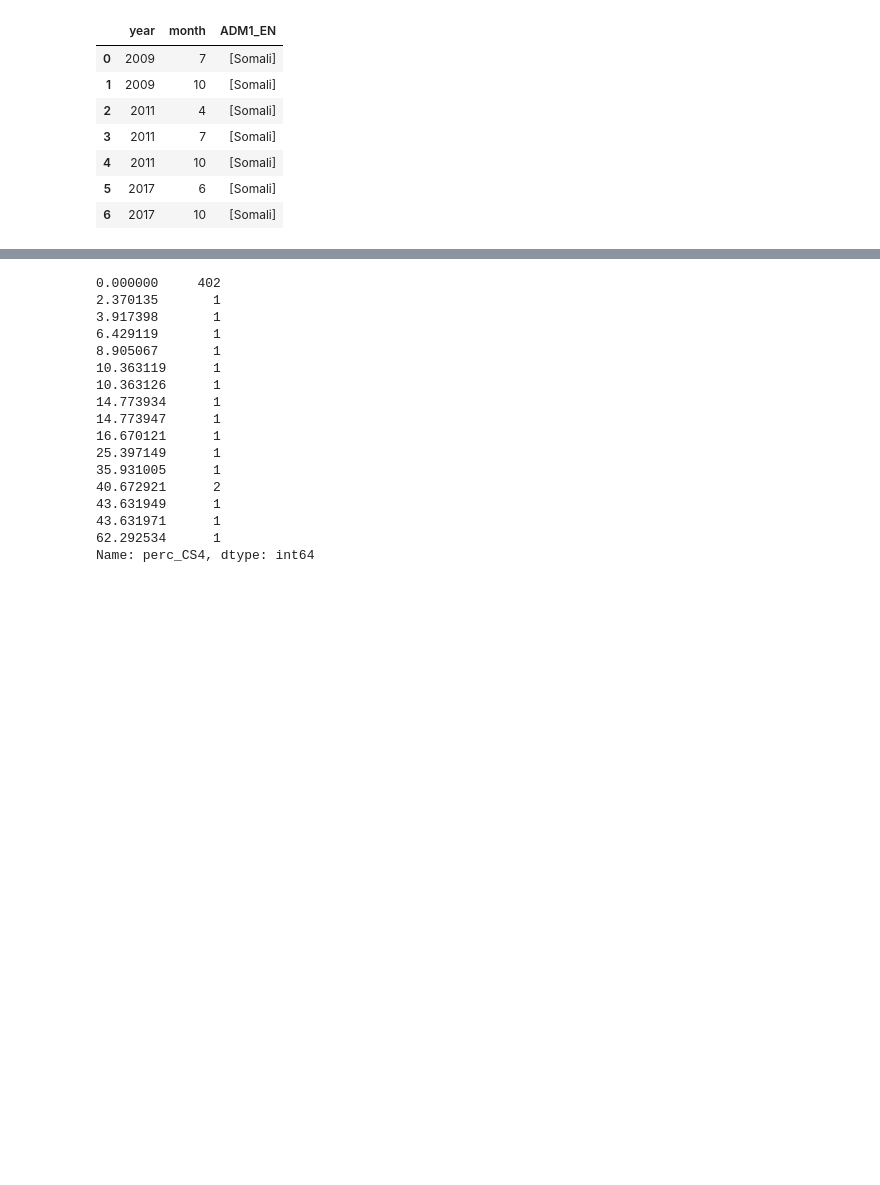
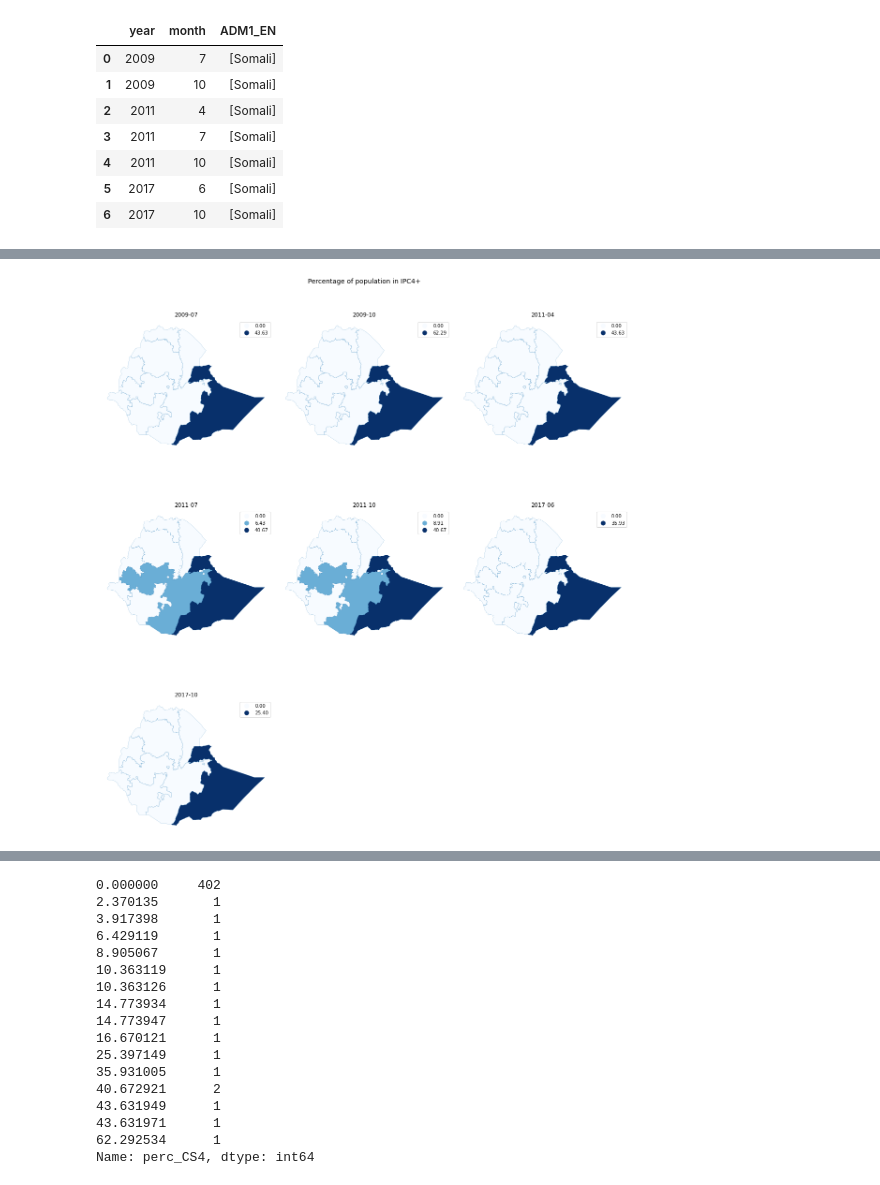
Before and after one commit to OCHA-DAP/pa-aa-food-insecurity, a Jupyter notebook: ethiopia/ThresholdTesting.ipynb, the cells around one changed output, grey strips where cells are left out. Drawn from its saved outputs; the diff is of its cells as text; code cells hidden in the pictures; blank space fills up the shorter version.

```diff
--- a/ethiopia/ThresholdTesting.ipynb
+++ b/ethiopia/ThresholdTesting.ipynb
@@ -114,0 +152,4 @@ df_snCS420.groupby(['year', 'month'], as_index=False)['ADM1_EN'].agg(lambda x: l
+# %%
+dict_an["an3"]["df_group"]=dict_an["an3"]["df_group"].rename(columns={"ADM1_EN":"threshold regions","CS_4_reg":"pop. IPC4+ threshold regions","CS_4_tot":"pop. IPC4+ Ethiopia","perc_CS_4_reg":"perc. IPC4+ threshold regions","perc_CS_4_tot":"perc. IPC4+ Ethiopia"})
+# %%
+dict_an["an3"]["df_group"]=dict_an["an3"]["df_group"].round(2)
@@ -114,0 +228,42 @@ df_snCS420.groupby(['year', 'month'], as_index=False)['ADM1_EN'].agg(lambda x: l
+# %%
+def plot_aff_dates(df_d,df_trig,col,shape_path="Data/ET_Admin1_OCHA_2019/eth_admbnda_adm1_csa_bofed_20190827.shp",title=None):
+
+    num_dates=len(df_trig.date.unique())
+    colp_num=3
+    rows=num_dates // colp_num
+    rows+=num_dates % colp_num
+    position = range(1, num_dates + 1)
+
+    gdf = gpd.read_file(shape_path)
+    df_geo=gdf[["ADM1_EN","geometry"]].merge(df_d,on="ADM1_EN",how="left")
+
+    colors = len(df_geo[col].unique())
+    cmap = 'Blues'
+    figsize = (16, 10)
+    scheme = "natural_breaks"#'equalinterval'
+    fig = plt.figure(1,figsize=(16,6*rows))
+
+    for i,c in enumerate(df_trig.date.unique()):
+        ax = fig.add_subplot(rows,colp_num,position[i])
+        df_geo[df_geo.date==c].plot(col, ax=ax,cmap=cmap, figsize=figsize, k = colors,  legend=True,scheme=scheme) # scheme = scheme,#, figsize=(10, 10),edgecolor='gray',ax=axis,
+        gdf.boundary.plot(linewidth=0.2,ax=ax)
+
+        ax.axis("off")
+
+        plt.title(pd.DatetimeIndex([c])[0].to_period('M'))
+        leg = ax.get_legend()
+
+        for lbl in leg.get_texts():
+            label_text = lbl.get_text()
+            upper = label_text.split()[2]
+            new_text = f'{float(upper):,.2f}'
+            lbl.set_text(new_text)
+
+    if title:
+        fig.suptitle(title,fontsize=14)
+    fig.tight_layout()#show()
+    plt.show()
+# %%
+plot_aff_dates(df_ipc,dict_an["an3"]["df"],"perc_CS_4",title="Percentage of population in IPC4+")#dict_an["an3"]["trig_cols"])
+# %% [output]
+[figure, added]
```
Also changed, not shown: parts of 41 cells of this notebook.
